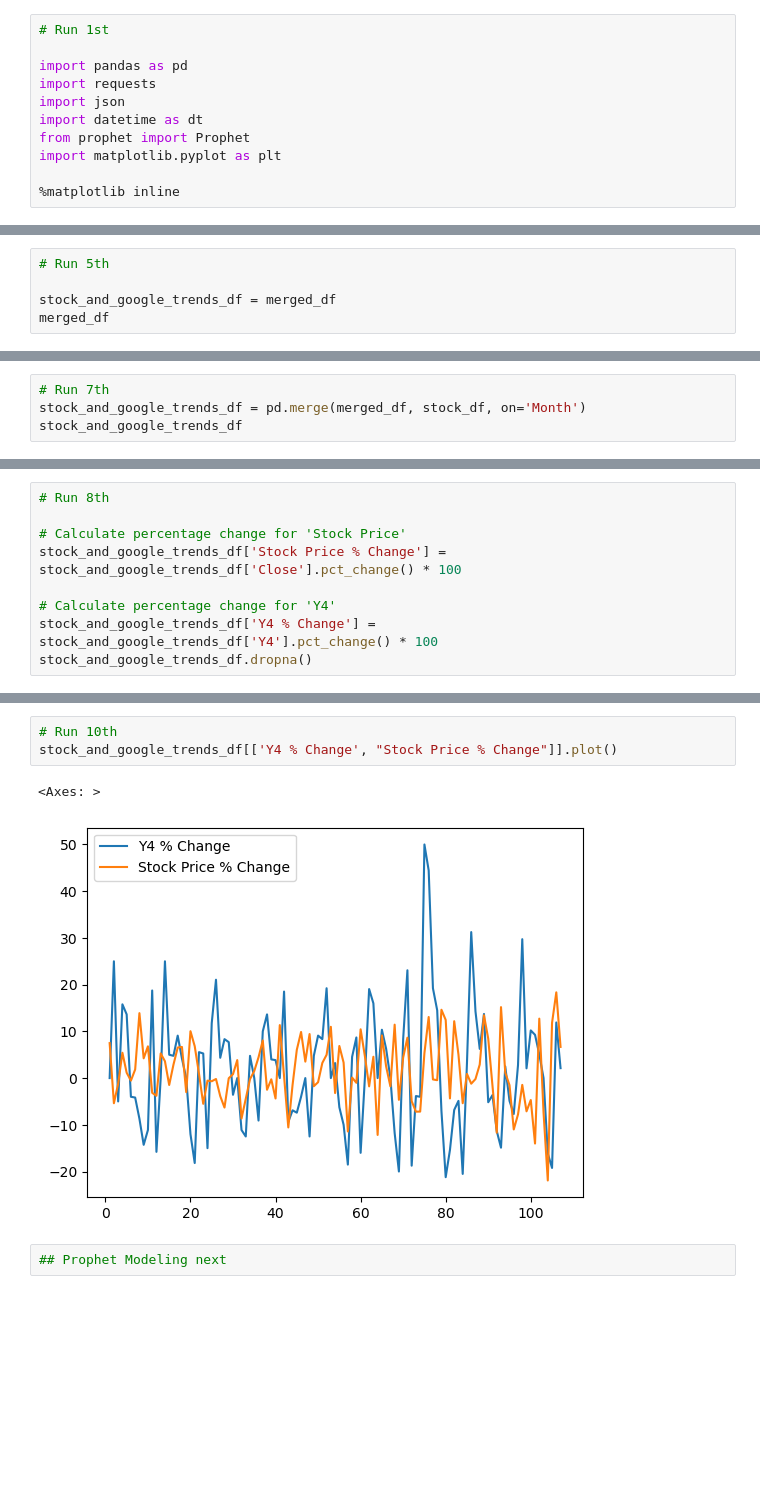
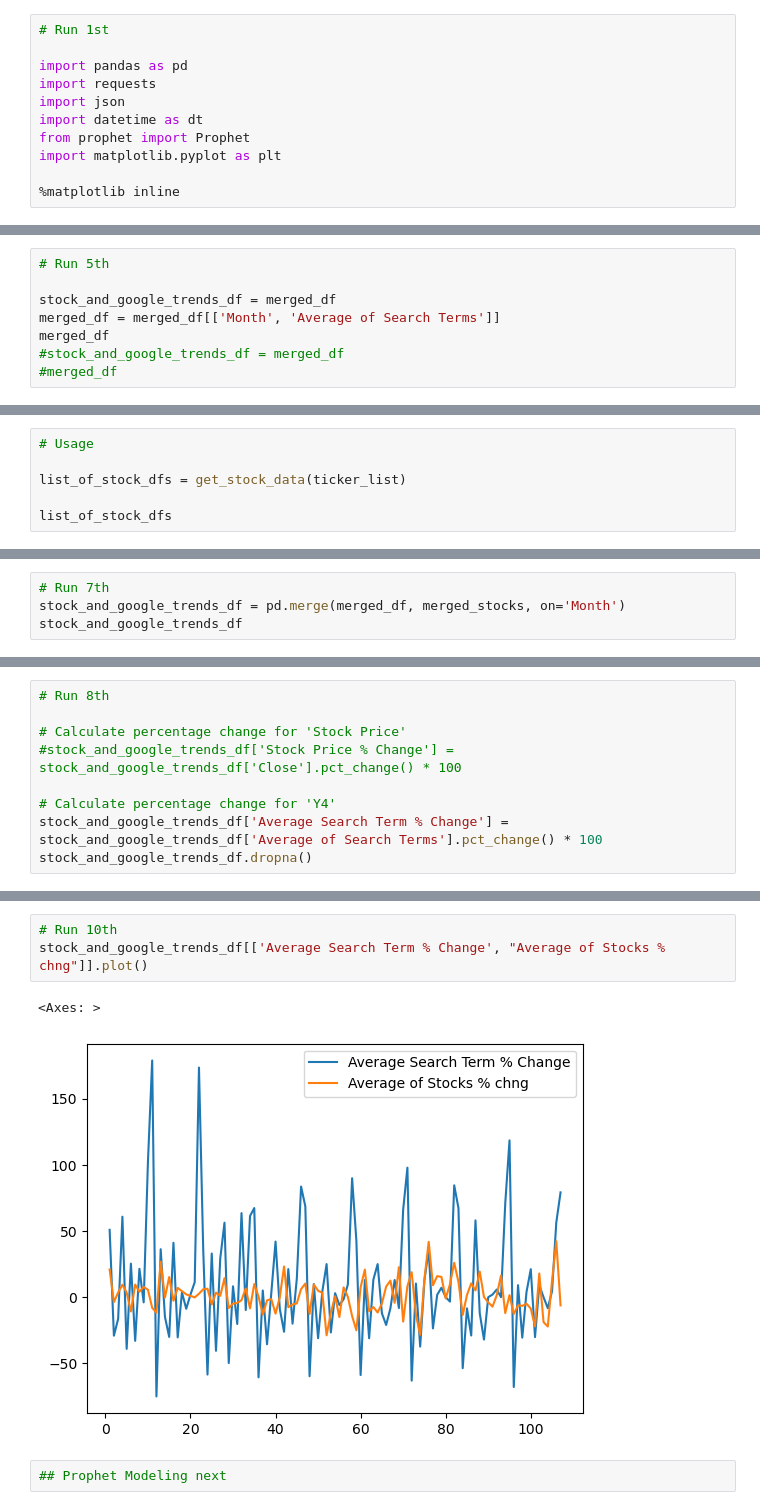
Before and after one commit to jordanyio/project-ai, a Jupyter notebook: mob/MobNotepad.ipynb, the cells around one changed output, grey strips where cells are left out. Drawn from its saved outputs; the diff is of its cells as text; blank space fills up the shorter version.

```diff
--- a/mob/MobNotepad.ipynb
+++ b/mob/MobNotepad.ipynb
@@ -107,5 +185,8 @@ plt.show()
 # Run 5th
 
 stock_and_google_trends_df = merged_df
+merged_df = merged_df[['Month', 'Average of Search Terms']]
 merged_df
+#stock_and_google_trends_df = merged_df
+#merged_df
 # %% [output]
@@ -149,0 +272,6 @@ dtype('O')
+# %%
+# Usage
+
+list_of_stock_dfs = get_stock_data(ticker_list)
+
+list_of_stock_dfs
@@ -150,5 +368,5 @@ dtype('O')
 # %%
 # Run 7th
-stock_and_google_trends_df = pd.merge(merged_df, stock_df, on='Month')
+stock_and_google_trends_df = pd.merge(merged_df, merged_stocks, on='Month')
 stock_and_google_trends_df
 # %% [output]
@@ -169,9 +387,9 @@ stock_and_google_trends_df
 # Run 8th
 
 # Calculate percentage change for 'Stock Price'
-stock_and_google_trends_df['Stock Price % Change'] = stock_and_google_trends_df['Close'].pct_change() * 100
+#stock_and_google_trends_df['Stock Price % Change'] = stock_and_google_trends_df['Close'].pct_change() * 100
 
 # Calculate percentage change for 'Y4'
-stock_and_google_trends_df['Y4 % Change'] = stock_and_google_trends_df['Y4'].pct_change() * 100
+stock_and_google_trends_df['Average Search Term % Change'] = stock_and_google_trends_df['Average of Search Terms'].pct_change() * 100
 stock_and_google_trends_df.dropna()
 # %% [output]
@@ -199,9 +443,9 @@ stock_and_google_trends_df[['Y4 % Change', "Stock Price % Change"]].corr()
 # %%
 # Run 10th
-stock_and_google_trends_df[['Y4 % Change', "Stock Price % Change"]].plot()
+stock_and_google_trends_df[['Average Search Term % Change', "Average of Stocks % chng"]].plot()
 # %% [output]
 <Axes: >
-[figure, old version]
+[figure, new version]
 # %%
 ## Prophet Modeling next
 # %%
```
Also changed, not shown: parts of 22 cells of this notebook, 38 other files.
